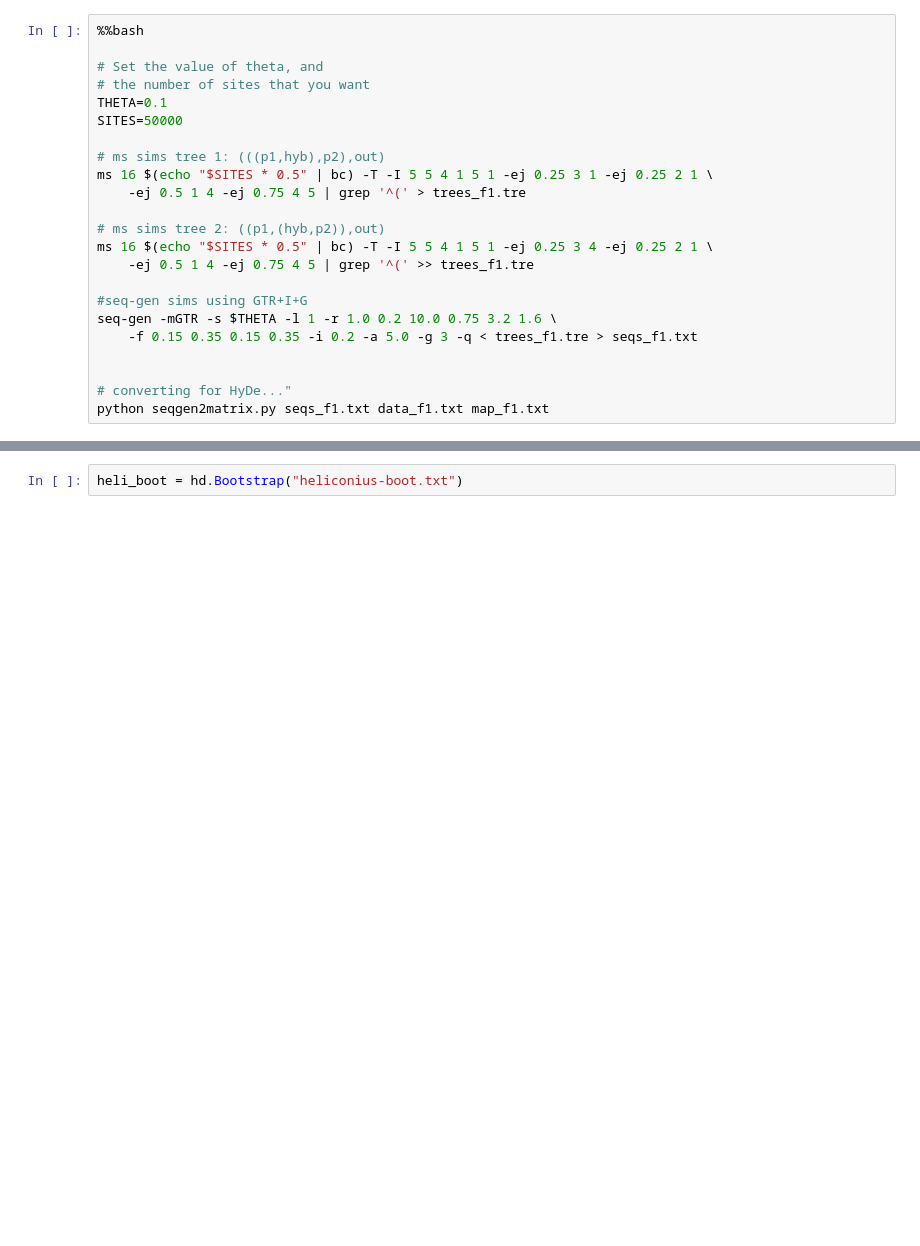
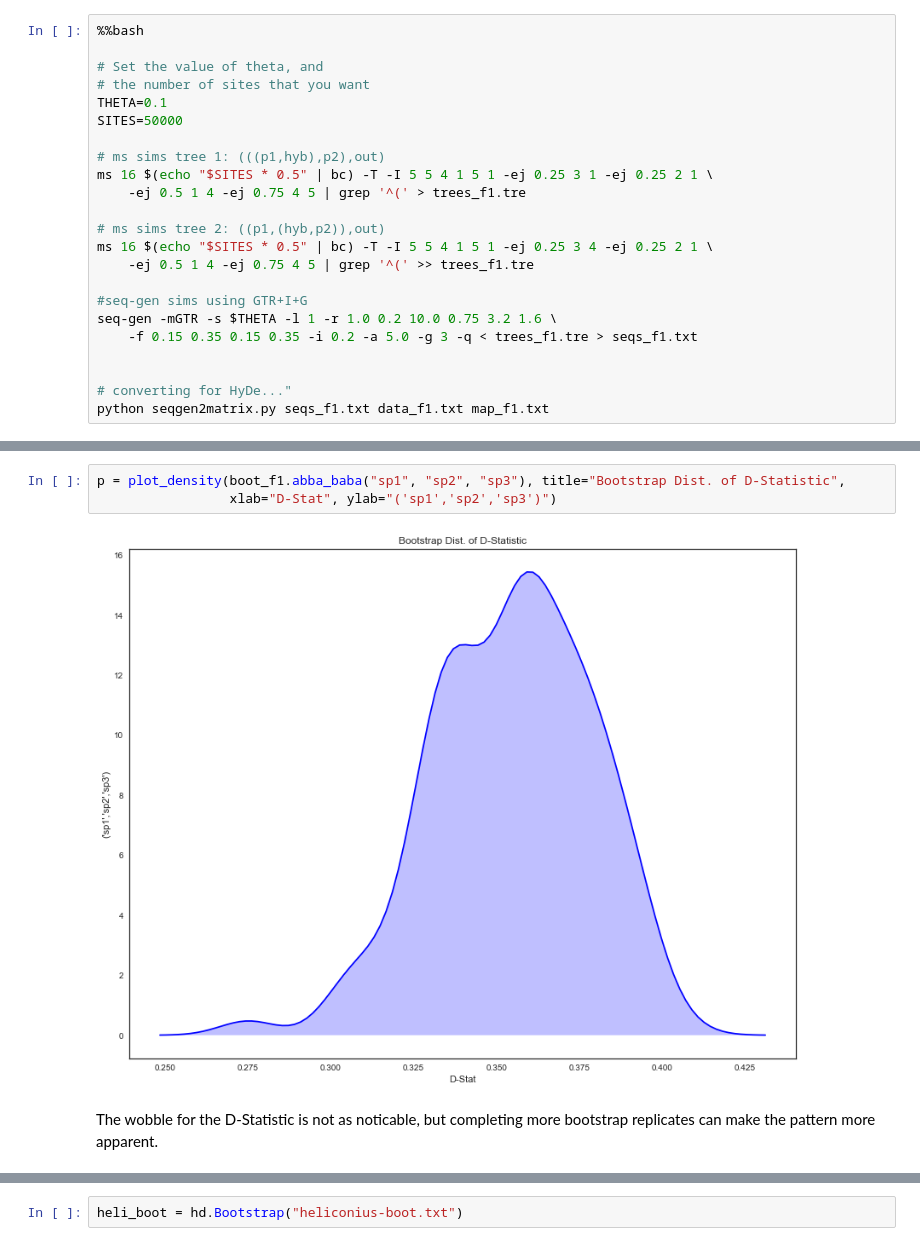
Before and after one commit to pblischak/evol2017, a Jupyter notebook: HyDe.ipynb, the cells around one changed output, grey strips where cells are left out. Saved outputs shown, nothing was run; the diff lists cells and outputs as text; blank space fills up the shorter version.

```diff
--- a/HyDe.ipynb
+++ b/HyDe.ipynb
@@ -142,0 +280,7 @@ python seqgen2matrix.py seqs_f1.txt data_f1.txt map_f1.txt
+# %%
+p = plot_density(boot_f1.abba_baba("sp1", "sp2", "sp3"), title="Bootstrap Dist. of D-Statistic",
+                 xlab="D-Stat", ylab="('sp1','sp2','sp3')")
+# %% [output]
+[figure, added]
+# %% [markdown]
+The wobble for the D-Statistic is not as noticable, but completing more bootstrap replicates can make the pattern more apparent.
```
Also changed, not shown: parts of 34 cells of this notebook, 1 other file.
